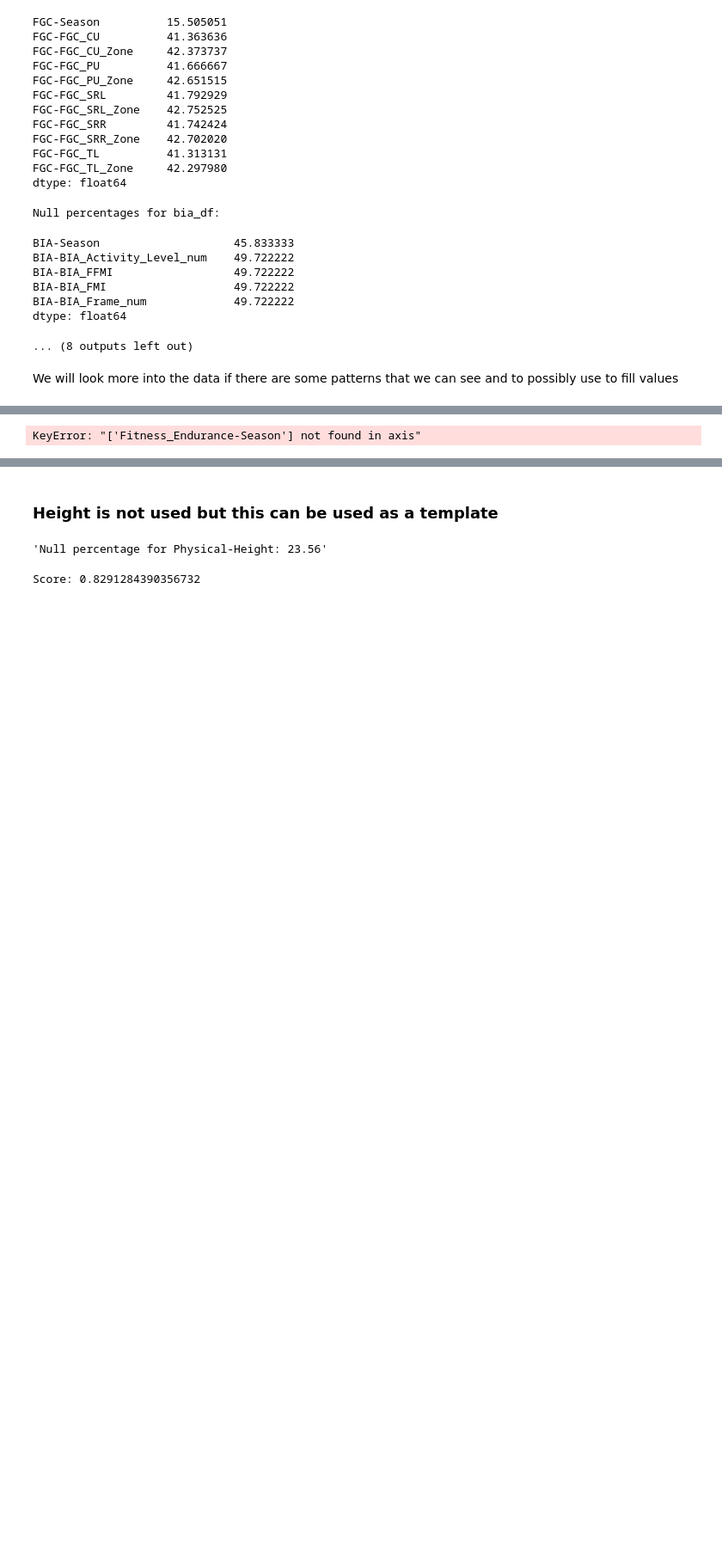
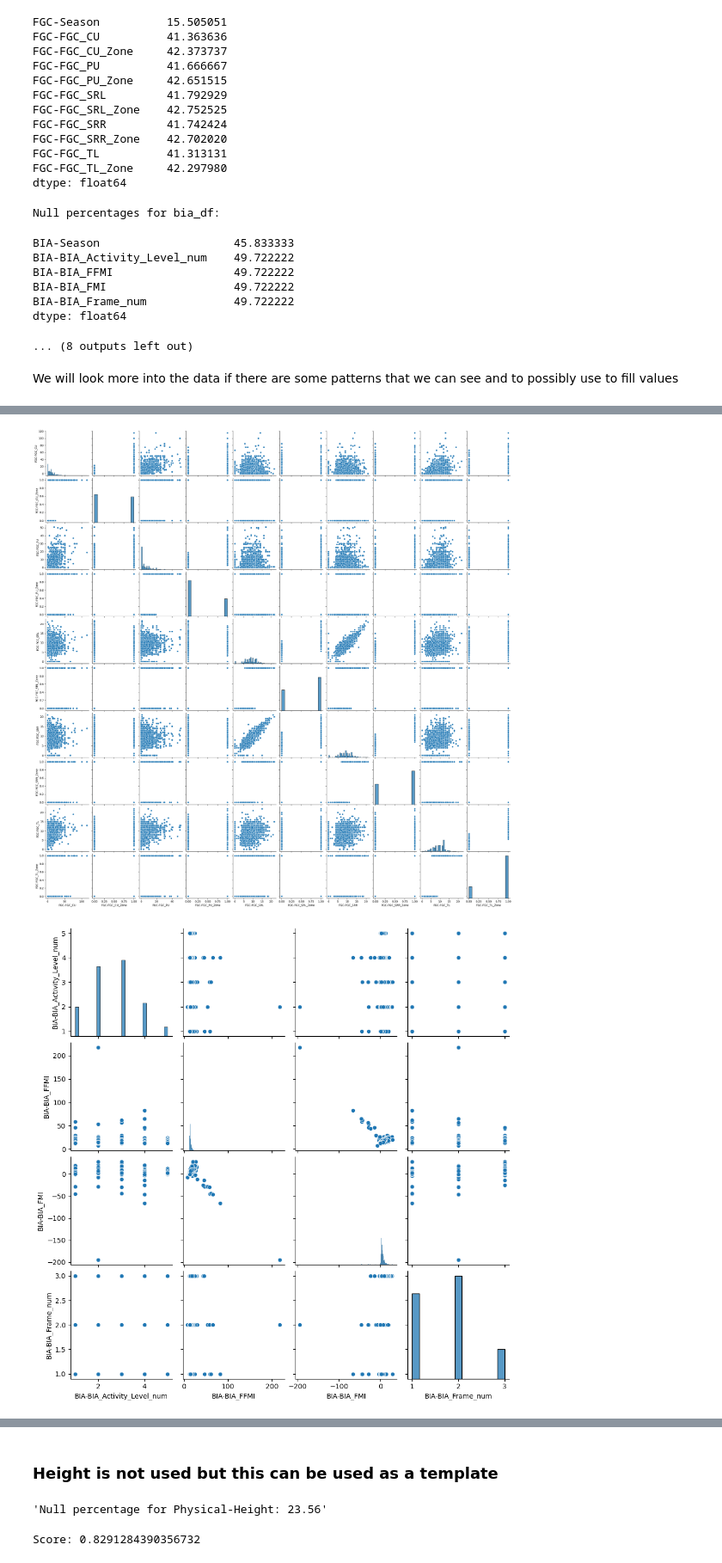
Before and after one commit to ASilins/mal1-2024, a Jupyter notebook: final project/analysis_hbn_instruments.ipynb, the cells around one changed output, grey strips where cells are left out. Shown at 86% size. Saved outputs shown, nothing was run; the diff lists cells and outputs as text; code cells hidden in the pictures; blank space fills up the shorter version.

```diff
--- a/final project/analysis_hbn_instruments.ipynb
+++ b/final project/analysis_hbn_instruments.ipynb
@@ -360,19 +367,16 @@ dtype: float64
 We will look more into the data if there are some patterns that we can see and to possibly use to fill values
 # %%
 sns.pairplot(physical_df.drop(columns=['Physical-Season']))
-plt.show()
-sns.pairplot(fitness_df.drop(columns=['Fitness_Endurance-Season']))
 plt.show()
 sns.pairplot(fgc_df.drop(columns=['FGC-Season']))
 plt.show()
 sns.pairplot(bia_df.drop(columns=['BIA-Season']))
 plt.show()
-sns.pairplot(paq_df)
-plt.show()
 sns.pairplot(sds_df)
 plt.show()
 sns.pairplot(preint_df)
 plt.show()
 # %% [output]
 [figure]
-KeyError: "['Fitness_Endurance-Season'] not found in axis"
+[figure, added]
+[figure, added]
```
Also changed, not shown: parts of 3 cells of this notebook.
